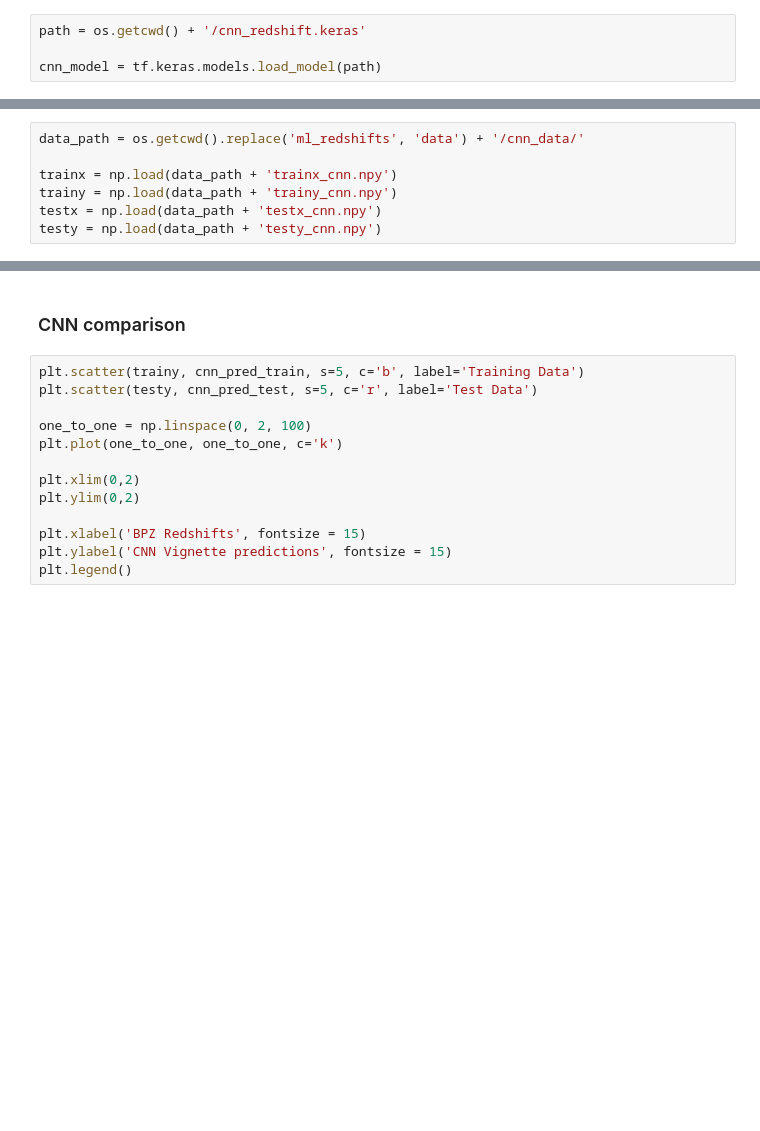
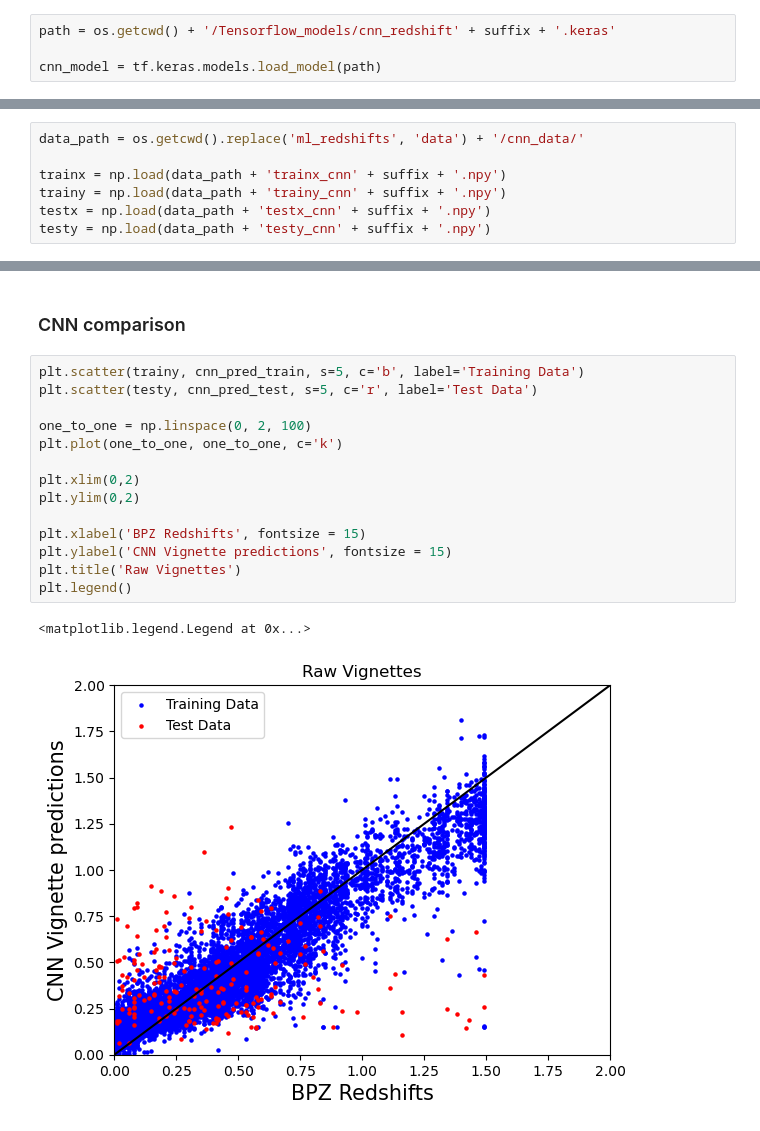
Before and after one commit to erichabjan/ml_redshifts, a Jupyter notebook: model_results.ipynb, the cells around one changed output, grey strips where cells are left out. Cells and saved outputs as stored; diff of their text form; blank space fills up the shorter version.

```diff
--- a/model_results.ipynb
+++ b/model_results.ipynb
@@ -97,7 +124,7 @@ vmax=np.nanquantile(data_z['VIGNET_g'][obj], upp))
 # %% [markdown]
 ### Import CNN model
 # %%
-path = os.getcwd() + '/cnn_redshift.keras'
+path = os.getcwd() + '/Tensorflow_models/cnn_redshift' + suffix + '.keras'
 
 cnn_model = tf.keras.models.load_model(path)
 # %% [markdown]
@@ -105,10 +132,10 @@ cnn_model = tf.keras.models.load_model(path)
 # %%
 data_path = os.getcwd().replace('ml_redshifts', 'data') + '/cnn_data/'
 
-trainx = np.load(data_path + 'trainx_cnn.npy')
-trainy = np.load(data_path + 'trainy_cnn.npy')
-testx = np.load(data_path + 'testx_cnn.npy')
-testy = np.load(data_path + 'testy_cnn.npy')
+trainx = np.load(data_path + 'trainx_cnn' + suffix + '.npy')
+trainy = np.load(data_path + 'trainy_cnn' + suffix + '.npy')
+testx = np.load(data_path + 'testx_cnn' + suffix + '.npy')
+testy = np.load(data_path + 'testy_cnn' + suffix + '.npy')
 # %% [markdown]
 ### CNN predictions
 # %%
@@ -119,13 +149,17 @@ cnn_pred_test = cnn_model.predict(testx)
 # %%
 plt.scatter(trainy, cnn_pred_train, s=5, c='b', label='Training Data')
 plt.scatter(testy, cnn_pred_test, s=5, c='r', label='Test Data')
 
 one_to_one = np.linspace(0, 2, 100)
 plt.plot(one_to_one, one_to_one, c='k')
 
 plt.xlim(0,2)
 plt.ylim(0,2)
 
 plt.xlabel('BPZ Redshifts', fontsize = 15)
 plt.ylabel('CNN Vignette predictions', fontsize = 15)
+plt.title('Raw Vignettes')
 plt.legend()
+# %% [output]
+<matplotlib.legend.Legend at 0x...>
+[figure, added]
```
Also changed, not shown: parts of 22 cells of this notebook, 11 other files.
